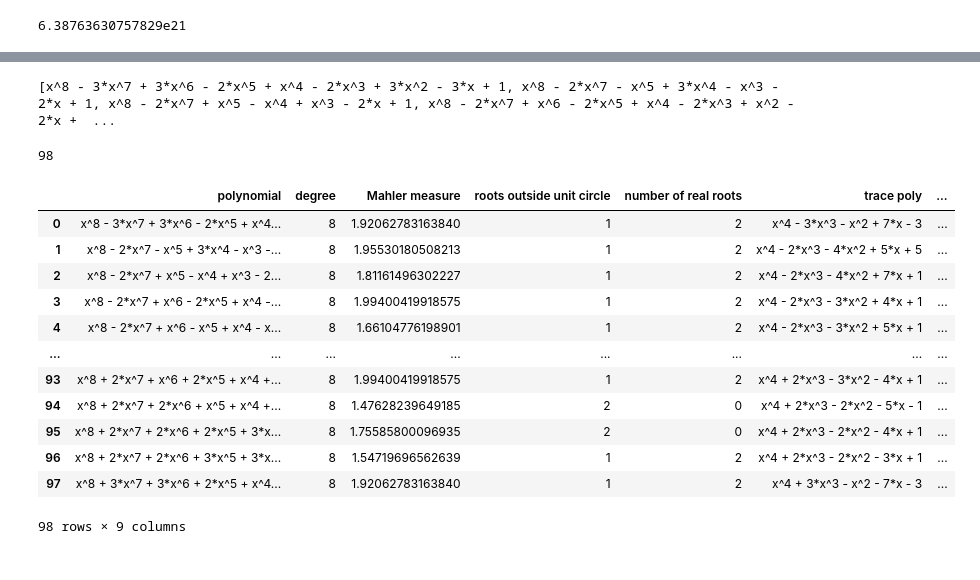
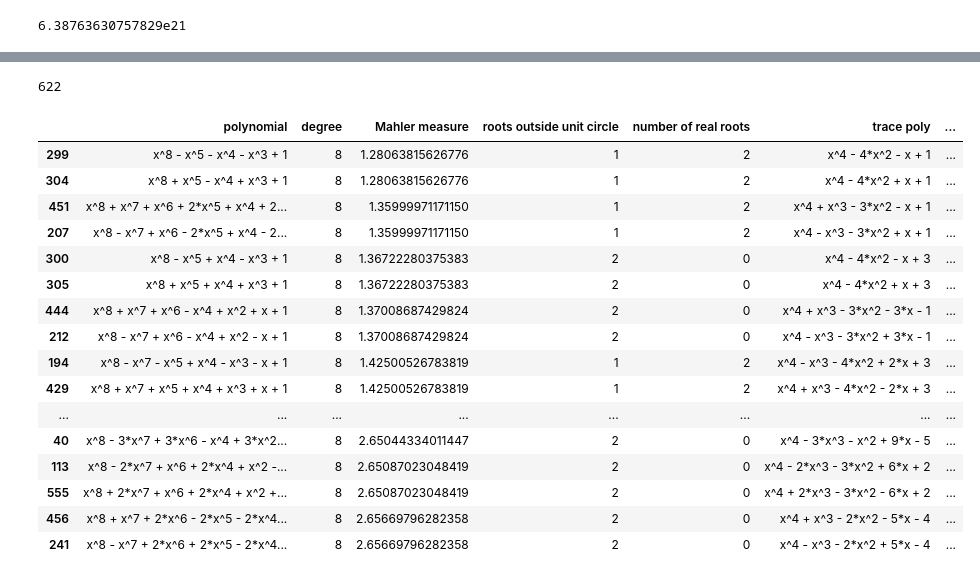
Before and after one commit to MatthewNortonPersonal/Mahler-Measures-and-Galois-Groups-of-Reciprocal-Polynomials, a Jupyter notebook: Galois Groups/Galois Computations.ipynb, the cells around one changed output, grey strips where cells are left out. Cells and saved outputs as stored; diff of their text form; code cells hidden in the pictures.

Commit message:
added Galois ratio computations and graphs

```diff
--- a/Galois Groups/Galois Computations.ipynb
+++ b/Galois Groups/Galois Computations.ipynb
@@ -55,7 +55,7 @@ def mahlerMeasure(poly):
     return measure
 # %%
 
-polys = boxedPolys(8, 3, 2)
+polys = boxedPolys(8, 3, 3)
 # %% [output]
 x^8 - 3*x^7 - 3*x^6 - 3*x^5 - 3*x^4 - 3*x^3 - 3*x^2 - 3*x + 1
 x^8 - 3*x^7 - 3*x^6 - 3*x^5 - 2*x^4 - 3*x^3 - 3*x^2 - 3*x + 1
@@ -75,11 +75,10 @@ x^8 + 3*x^7 + 3*x^6 + 3*x^5 + 3*x^3 + 3*x^2 + 3*x + 1
 (x^4 + 1) * (x^4 + 3*x^3 + 3*x^2 + 3*x + 1)
 x^8 + 3*x^7 + 3*x^6 + 3*x^5 + 3*x^4 + 3*x^3 + 3*x^2 + 3*x + 1
 # %%
-print(polys)
+# print(polys)
 len(polys)
 # %% [output]
-[x^8 - 3*x^7 + 3*x^6 - 2*x^5 + x^4 - 2*x^3 + 3*x^2 - 3*x + 1, x^8 - 2*x^7 - x^5 + 3*x^4 - x^3 - 2*x + 1, x^8 - 2*x^7 + x^5 - x^4 + x^3 - 2*x + 1, x^8 - 2*x^7 + x^6 - 2*x^5 + x^4 - 2*x^3 + x^2 - 2*x +  ...
+622
-98
 # %%
 import pandas as pd
 # %%
@@ -184,7 +183,8 @@ def getGalois(poly):
     # assert poly.is_irreducible()
     K.<a> = NumberField(poly)
     G = K.galois_group()
-    return G.transitive_label()
+    return G
+    # return G.transitive_label()
 
 def convertToPoly(coefs):
     # Define a polynomial ring for our polynomials and convert coefs to poly using this ring
@@ -247,15 +247,22 @@ def tracePoly(poly):
 def getStats(poly):
     # poly, degree, Mahler measure, roots outside unit circle, # real roots, trace poly, galois of poly, galois of trace, discriminant,
     trace = tracePoly(poly)
+    polyGalois = getGalois(poly)
+    polyGaloisLabel = polyGalois.transitive_label()
+    traceGalois = getGalois(trace)
+    traceGaloisLabel = traceGalois.transitive_label()
     return [poly
             , poly.degree()
             , mahlerMeasure(poly)
             , bigRoots(poly) # roots outside unit circle
             , realRoots(poly)
             , trace
-            , getGalois(poly)
-            , getGalois(trace)
+            , polyGaloisLabel
+            , traceGaloisLabel
             , disc(poly) # discriminant
+            , polyGalois.order()
+            , traceGalois.order()
+            , polyGalois.order() / traceGalois.order()
           ]
 
 # decomposition groups
@@ -281,23 +288,28 @@ def getStats(poly):
 #     k += 1
 # %%
 headers = ["polynomial", "degree", "Mahler measure", "roots outside unit circle",
-           "number of real roots", "trace poly", "Galois of poly", "Galois of trace", "discriminant"]
+           "number of real roots", "trace poly", "Galois of poly", "Galois of trace",
+           "discriminant", "galois order", "trace galois order", "galois ratio"]
 polyData = [getStats(poly) for poly in polys]
 # print(len(polyData))
 df = pd.DataFrame(polyData)
 df.columns = headers
-df
+df.sort_values("Mahler measure")
 # %% [output]
 |  | polynomial | degree | Mahler measure | roots outside unit circle | number of real roots | trace poly | ... |
-| 0 | x^8 - 3*x^7 + 3*x^6 - 2*x^5 + x^4... | 8 | 1.92062783163840 | 1 | 2 | x^4 - 3*x^3 - x^2 + 7*x - 3 | ... |
-| 1 | x^8 - 2*x^7 - x^5 + 3*x^4 - x^3 -... | 8 | 1.95530180508213 | 1 | 2 | x^4 - 2*x^3 - 4*x^2 + 5*x + 5 | ... |
-| 2 | x^8 - 2*x^7 + x^5 - x^4 + x^3 - 2... | 8 | 1.81161496302227 | 1 | 2 | x^4 - 2*x^3 - 4*x^2 + 7*x + 1 | ... |
-| 3 | x^8 - 2*x^7 + x^6 - 2*x^5 + x^4 -... | 8 | 1.99400419918575 | 1 | 2 | x^4 - 2*x^3 - 3*x^2 + 4*x + 1 | ... |
-| 4 | x^8 - 2*x^7 + x^6 - x^5 + x^4 - x... | 8 | 1.66104776198901 | 1 | 2 | x^4 - 2*x^3 - 3*x^2 + 5*x + 1 | ... |
+| 299 | x^8 - x^5 - x^4 - x^3 + 1 | 8 | 1.28063815626776 | 1 | 2 | x^4 - 4*x^2 - x + 1 | ... |
+| 304 | x^8 + x^5 - x^4 + x^3 + 1 | 8 | 1.28063815626776 | 1 | 2 | x^4 - 4*x^2 + x + 1 | ... |
+| 451 | x^8 + x^7 + x^6 + 2*x^5 + x^4 + 2... | 8 | 1.35999971171150 | 1 | 2 | x^4 + x^3 - 3*x^2 - x + 1 | ... |
+| 207 | x^8 - x^7 + x^6 - 2*x^5 + x^4 - 2... | 8 | 1.35999971171150 | 1 | 2 | x^4 - x^3 - 3*x^2 + x + 1 | ... |
+| 300 | x^8 - x^5 + x^4 - x^3 + 1 | 8 | 1.36722280375383 | 2 | 0 | x^4 - 4*x^2 - x + 3 | ... |
+| 305 | x^8 + x^5 + x^4 + x^3 + 1 | 8 | 1.36722280375383 | 2 | 0 | x^4 - 4*x^2 + x + 3 | ... |
+| 444 | x^8 + x^7 + x^6 - x^4 + x^2 + x + 1 | 8 | 1.37008687429824 | 2 | 0 | x^4 + x^3 - 3*x^2 - 3*x - 1 | ... |
+| 212 | x^8 - x^7 + x^6 - x^4 + x^2 - x + 1 | 8 | 1.37008687429824 | 2 | 0 | x^4 - x^3 - 3*x^2 + 3*x - 1 | ... |
+| 194 | x^8 - x^7 - x^5 + x^4 - x^3 - x + 1 | 8 | 1.42500526783819 | 1 | 2 | x^4 - x^3 - 4*x^2 + 2*x + 3 | ... |
+| 429 | x^8 + x^7 + x^5 + x^4 + x^3 + x + 1 | 8 | 1.42500526783819 | 1 | 2 | x^4 + x^3 - 4*x^2 - 2*x + 3 | ... |
 | ... | ... | ... | ... | ... | ... | ... | ... |
-| 93 | x^8 + 2*x^7 + x^6 + 2*x^5 + x^4 +... | 8 | 1.99400419918575 | 1 | 2 | x^4 + 2*x^3 - 3*x^2 - 4*x + 1 | ... |
-| 94 | x^8 + 2*x^7 + 2*x^6 + x^5 + x^4 +... | 8 | 1.47628239649185 | 2 | 0 | x^4 + 2*x^3 - 2*x^2 - 5*x - 1 | ... |
-| 95 | x^8 + 2*x^7 + 2*x^6 + 2*x^5 + 3*x... | 8 | 1.75585800096935 | 2 | 0 | x^4 + 2*x^3 - 2*x^2 - 4*x + 1 | ... |
-| 96 | x^8 + 2*x^7 + 2*x^6 + 3*x^5 + 3*x... | 8 | 1.54719696562639 | 1 | 2 | x^4 + 2*x^3 - 2*x^2 - 3*x + 1 | ... |
-| 97 | x^8 + 3*x^7 + 3*x^6 + 2*x^5 + x^4... | 8 | 1.92062783163840 | 1 | 2 | x^4 + 3*x^3 - x^2 - 7*x - 3 | ... |
+| 40 | x^8 - 3*x^7 + 3*x^6 - x^4 + 3*x^2... | 8 | 2.65044334011447 | 2 | 0 | x^4 - 3*x^3 - x^2 + 9*x - 5 | ... |
+| 113 | x^8 - 2*x^7 + x^6 + 2*x^4 + x^2 -... | 8 | 2.65087023048419 | 2 | 0 | x^4 - 2*x^3 - 3*x^2 + 6*x + 2 | ... |
+| 555 | x^8 + 2*x^7 + x^6 + 2*x^4 + x^2 +... | 8 | 2.65087023048419 | 2 | 0 | x^4 + 2*x^3 - 3*x^2 - 6*x + 2 | ... |
+| 456 | x^8 + x^7 + 2*x^6 - 2*x^5 - 2*x^4... | 8 | 2.65669796282358 | 2 | 0 | x^4 + x^3 - 2*x^2 - 5*x - 4 | ... |
+| 241 | x^8 - x^7 + 2*x^6 + 2*x^5 - 2*x^4... | 8 | 2.65669796282358 | 2 | 0 | x^4 - x^3 - 2*x^2 + 5*x - 4 | ... |
-98 rows × 9 columns
```
Also changed, not shown: parts of 12 cells of this notebook.
